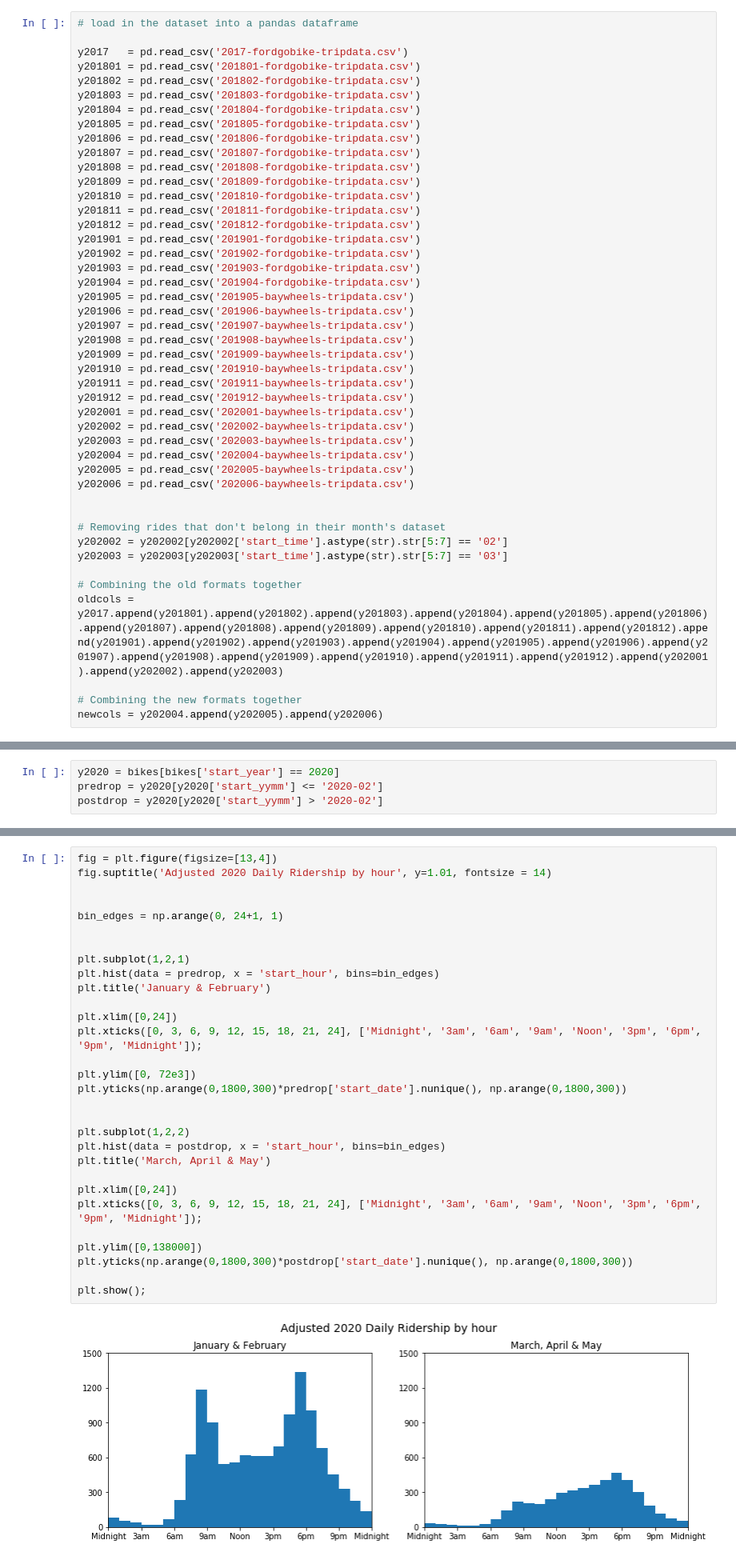
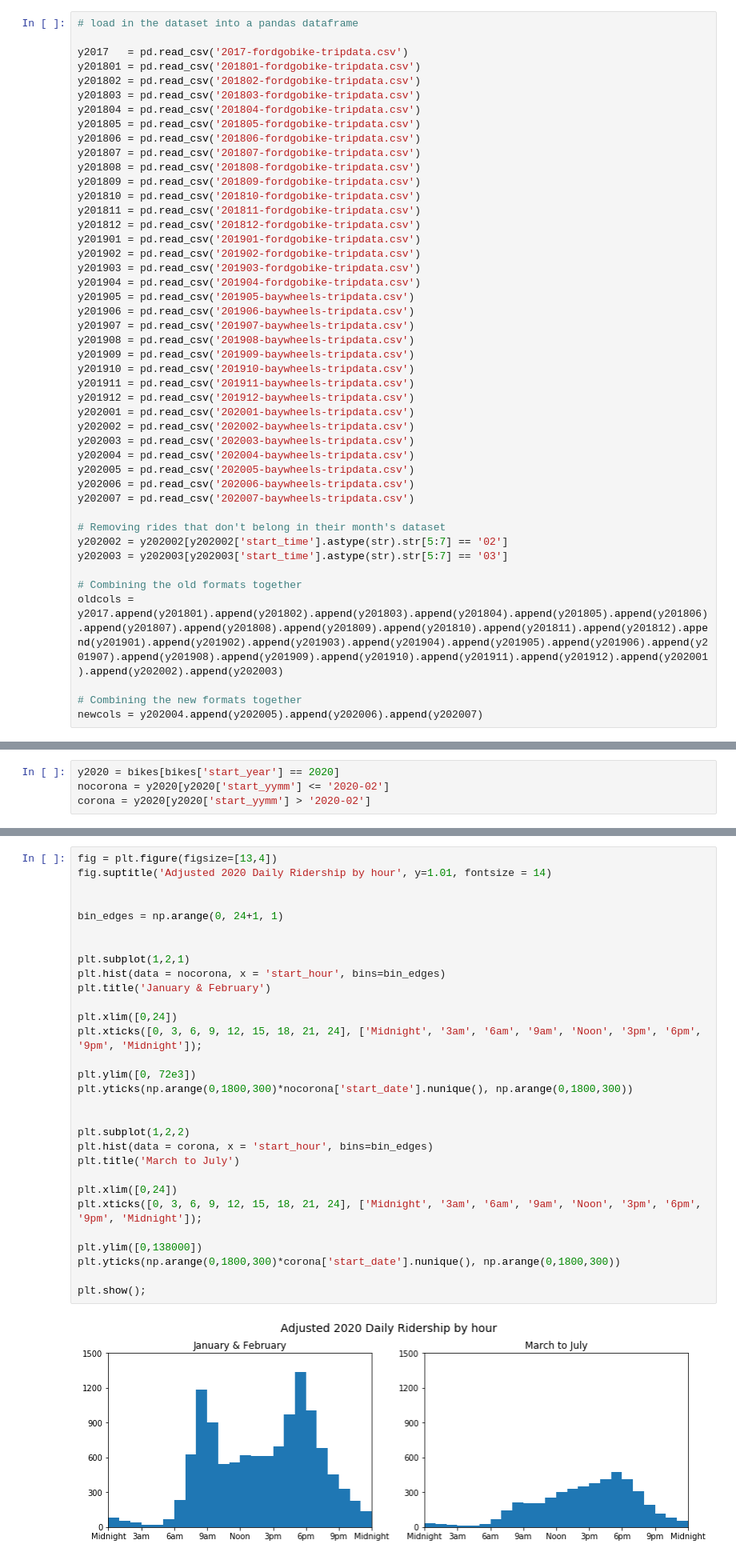
Before and after one commit to MichaelHarjani/BayWheels, a Jupyter notebook: Presentation.ipynb, the cells around one changed output, grey strips where cells are left out. Shown: that part at 80% size. Cells and saved outputs as stored; diff of their text form.

```diff
--- a/Presentation.ipynb
+++ b/Presentation.ipynb
@@ -59,7 +59,7 @@ y202003 = pd.read_csv('202003-baywheels-tripdata.csv')
 y202004 = pd.read_csv('202004-baywheels-tripdata.csv')
 y202005 = pd.read_csv('202005-baywheels-tripdata.csv')
 y202006 = pd.read_csv('202006-baywheels-tripdata.csv')
-
+y202007 = pd.read_csv('202007-baywheels-tripdata.csv')
 
 # Removing rides that don't belong in their month's dataset
 y202002 = y202002[y202002['start_time'].astype(str).str[5:7] == '02']
@@ -69,7 +69,7 @@ y202003 = y202003[y202003['start_time'].astype(str).str[5:7] == '03']
 oldcols = y2017.append(y201801).append(y201802).append(y201803).append(y201804).append(y201805).append(y201806).append(y201807).append(y201808).append(y201809).append(y201810).append(y201811).append(y201812).append(y201901).append(y201902).append(y201903).append(y201904).append(y201905).append(y201906).append(y201907).append(y201908).append(y201909).append(y201910).append(y201911).append(y201912).append(y202001).append(y202002).append(y202003)
 
 # Combining the new formats together
-newcols = y202004.append(y202005).append(y202006)
+newcols = y202004.append(y202005).append(y202006).append(y202007)
 # %%
 # Renaming the old columns the new terminology or make less wordy
 oldcols.rename(columns={'start_time': 'started_at', 'end_time': 'ended_at',
@@ -654,7 +666,7 @@ plt.show();
 # %%
 y2020 = bikes[bikes['start_year'] == 2020]
-predrop = y2020[y2020['start_yymm'] <= '2020-02']
-postdrop = y2020[y2020['start_yymm'] > '2020-02']
+nocorona = y2020[y2020['start_yymm'] <= '2020-02']
+corona = y2020[y2020['start_yymm'] > '2020-02']
 # %% [markdown]
 ## Changes in Hourly Ridership
 
@@ -662,35 +674,35 @@ When splitting 2020's hourly ridership into January and February, when the world
 # %%
 fig = plt.figure(figsize=[13,4])
 fig.suptitle('Adjusted 2020 Daily Ridership by hour', y=1.01, fontsize = 14)
 
 
 bin_edges = np.arange(0, 24+1, 1)
 
 
 plt.subplot(1,2,1)
-plt.hist(data = predrop, x = 'start_hour', bins=bin_edges)
+plt.hist(data = nocorona, x = 'start_hour', bins=bin_edges)
 plt.title('January & February')
 
 plt.xlim([0,24])
 plt.xticks([0, 3, 6, 9, 12, 15, 18, 21, 24], ['Midnight', '3am', '6am', '9am', 'Noon', '3pm', '6pm', '9pm', 'Midnight']);
 
 plt.ylim([0, 72e3])
-plt.yticks(np.arange(0,1800,300)*predrop['start_date'].nunique(), np.arange(0,1800,300))
+plt.yticks(np.arange(0,1800,300)*nocorona['start_date'].nunique(), np.arange(0,1800,300))
 
 
 plt.subplot(1,2,2)
-plt.hist(data = postdrop, x = 'start_hour', bins=bin_edges)
-plt.title('March, April & May')
+plt.hist(data = corona, x = 'start_hour', bins=bin_edges)
+plt.title('March to July')
 
 plt.xlim([0,24])
 plt.xticks([0, 3, 6, 9, 12, 15, 18, 21, 24], ['Midnight', '3am', '6am', '9am', 'Noon', '3pm', '6pm', '9pm', 'Midnight']);
 
 plt.ylim([0,138000])
-plt.yticks(np.arange(0,1800,300)*postdrop['start_date'].nunique(), np.arange(0,1800,300))
+plt.yticks(np.arange(0,1800,300)*corona['start_date'].nunique(), np.arange(0,1800,300))
 
 plt.show();
 # %% [output]
-[figure, old version]
+[figure, new version]
 # %% [markdown]
 ## Behaviour Differences by User Groups
 
```
Also changed, not shown: parts of 22 cells of this notebook, 2 other files.
